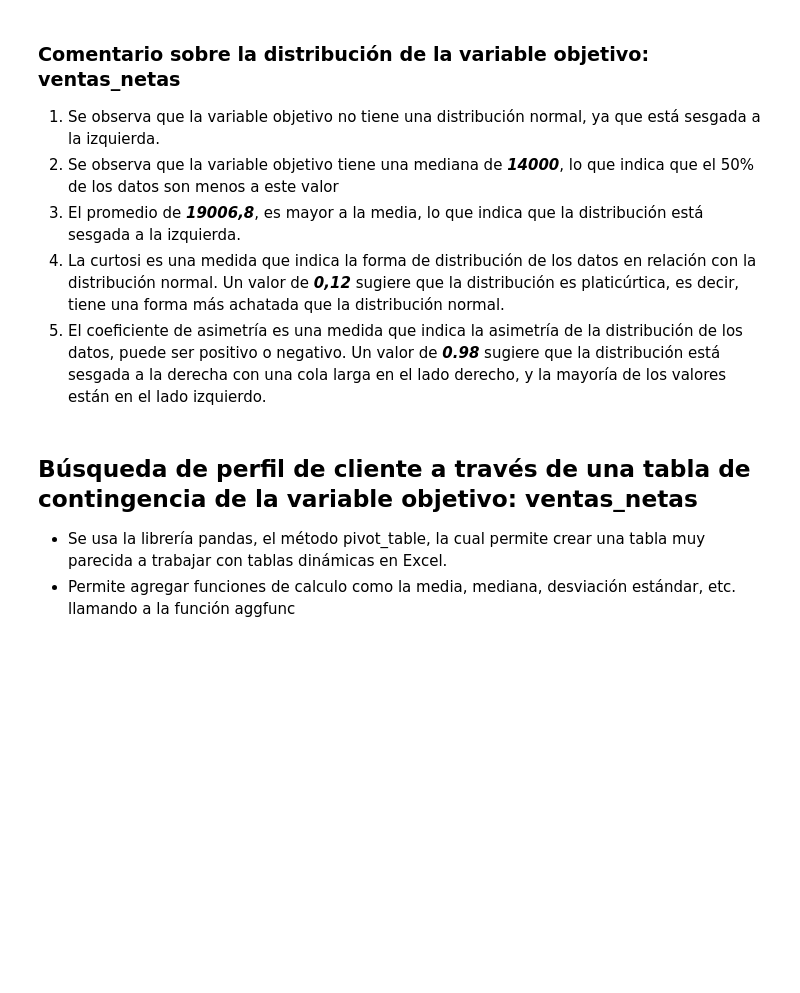
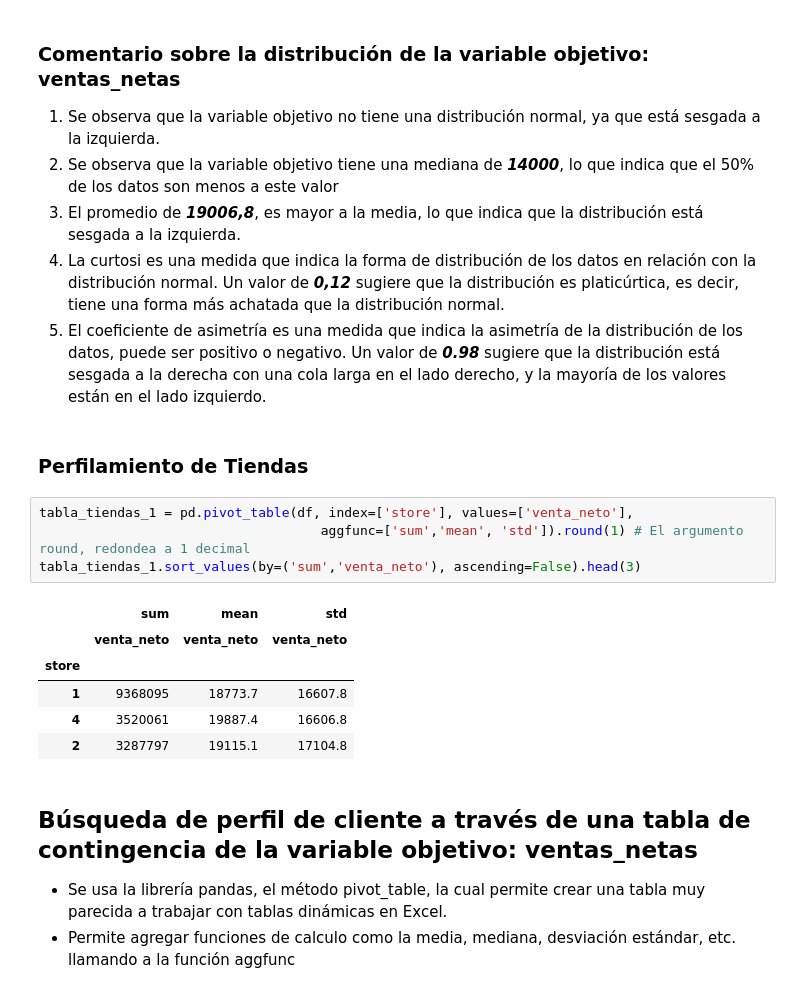
Before and after one commit to Franciscoletelier/UDP_BA, a Jupyter notebook: UDP_BA_Clase_Control01.ipynb, the cells around one changed output. Cells and saved outputs as stored; diff of their text form; blank space fills up the shorter version.

```diff
--- a/UDP_BA_Clase_Control01.ipynb
+++ b/UDP_BA_Clase_Control01.ipynb
@@ -753,6 +753,19 @@ Coeficiente de asimetría: 0.98
 3. El promedio de ***19006,8***, es mayor a la media, lo que indica que la distribución está sesgada a la izquierda.
 4. La curtosi es una medida que indica la forma de distribución de los datos en relación con la distribución normal. Un valor de ***0,12*** sugiere que la distribución es platicúrtica, es decir, tiene una forma más achatada que la distribución normal.
 5. El coeficiente de asimetría es una medida que indica la asimetría de la distribución de los datos, puede ser positivo o negativo. Un valor de ***0.98*** sugiere que la distribución está sesgada a la derecha con una cola larga en el lado derecho, y la mayoría de los valores están en el lado izquierdo.
+# %% [markdown]
+### Perfilamiento de Tiendas
+# %%
+tabla_tiendas_1 = pd.pivot_table(df, index=['store'], values=['venta_neto'],
+                                    aggfunc=['sum','mean', 'std']).round(1) # El argumento round, redondea a 1 decimal
+tabla_tiendas_1.sort_values(by=('sum','venta_neto'), ascending=False).head(3)
+# %% [output]
+|  | sum | mean | std |
+|  | venta_neto | venta_neto | venta_neto |
+| store |  |  |  |
+| 1 | 9368095 | 18773.7 | 16607.8 |
+| 4 | 3520061 | 19887.4 | 16606.8 |
+| 2 | 3287797 | 19115.1 | 17104.8 |
 # %% [markdown]
 ## Búsqueda de perfil de cliente a través de una tabla de contingencia de la variable objetivo: ventas_netas
 * Se usa la librería pandas, el método pivot_table, la cual permite crear una tabla muy parecida a trabajar con tablas dinámicas en Excel.
```
Also changed, not shown: parts of 21 cells of this notebook.
